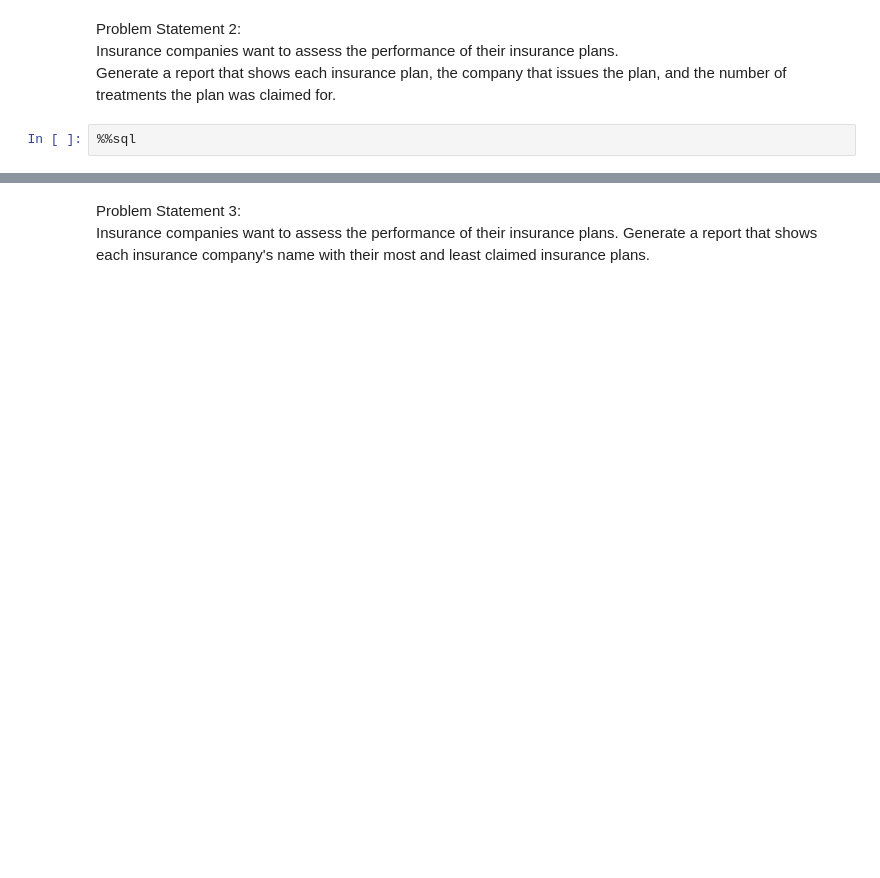
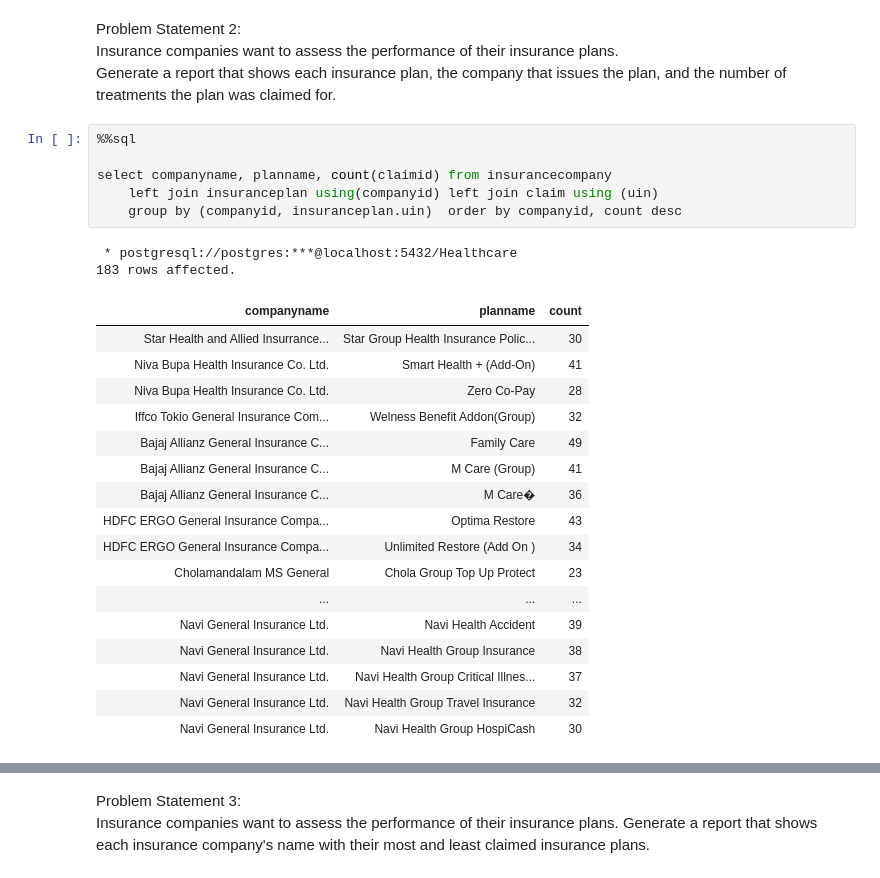
Before and after one commit to msb73/FS, a Jupyter notebook: Project Healthcare3 problem statements.ipynb, the cells around one changed output, grey strips where cells are left out. Drawn from its saved outputs; the diff is of its cells as text; blank space fills up the shorter version.

```diff
--- a/Project Healthcare3 problem statements.ipynb
+++ b/Project Healthcare3 problem statements.ipynb
@@ -12,4 +77,28 @@ UsageError: Cell magic `%%sql` not found.
 # %% [markdown]
 Problem Statement 2: <br>Insurance companies want to assess the performance of their insurance plans. <br>Generate a report that shows each insurance plan, the company that issues the plan, and the number of treatments the plan was claimed for.
-# %%
-%%sql
+# %%
+%%sql
+
+select companyname, planname, count(claimid) from insurancecompany
+    left join insuranceplan using(companyid) left join claim using (uin)
+    group by (companyid, insuranceplan.uin)  order by companyid, count desc
+# %% [output]
+ * postgresql://postgres:***@localhost:5432/Healthcare
+183 rows affected.
+| companyname | planname | count |
+| Star Health and Allied Insurrance... | Star Group Health Insurance Polic... | 30 |
+| Niva Bupa Health Insurance Co. Ltd. | Smart Health + (Add-On) | 41 |
+| Niva Bupa Health Insurance Co. Ltd. | Zero Co-Pay | 28 |
+| Iffco Tokio General Insurance Com... | Welness Benefit Addon(Group) | 32 |
+| Bajaj Allianz General Insurance C... | Family Care | 49 |
+| Bajaj Allianz General Insurance C... | M Care (Group) | 41 |
+| Bajaj Allianz General Insurance C... | M Care� | 36 |
+| HDFC ERGO General Insurance Compa... | Optima Restore | 43 |
+| HDFC ERGO General Insurance Compa... | Unlimited Restore (Add On ) | 34 |
+| Cholamandalam MS General | Chola Group Top Up Protect | 23 |
+| ... | ... | ... |
+| Navi General Insurance Ltd. | Navi Health Accident | 39 |
+| Navi General Insurance Ltd. | Navi Health Group Insurance | 38 |
+| Navi General Insurance Ltd. | Navi Health Group Critical Illnes... | 37 |
+| Navi General Insurance Ltd. | Navi Health Group Travel Insurance | 32 |
+| Navi General Insurance Ltd. | Navi Health Group HospiCash | 30 |
```
Also changed, not shown: parts of 12 cells of this notebook, 43 other files.
